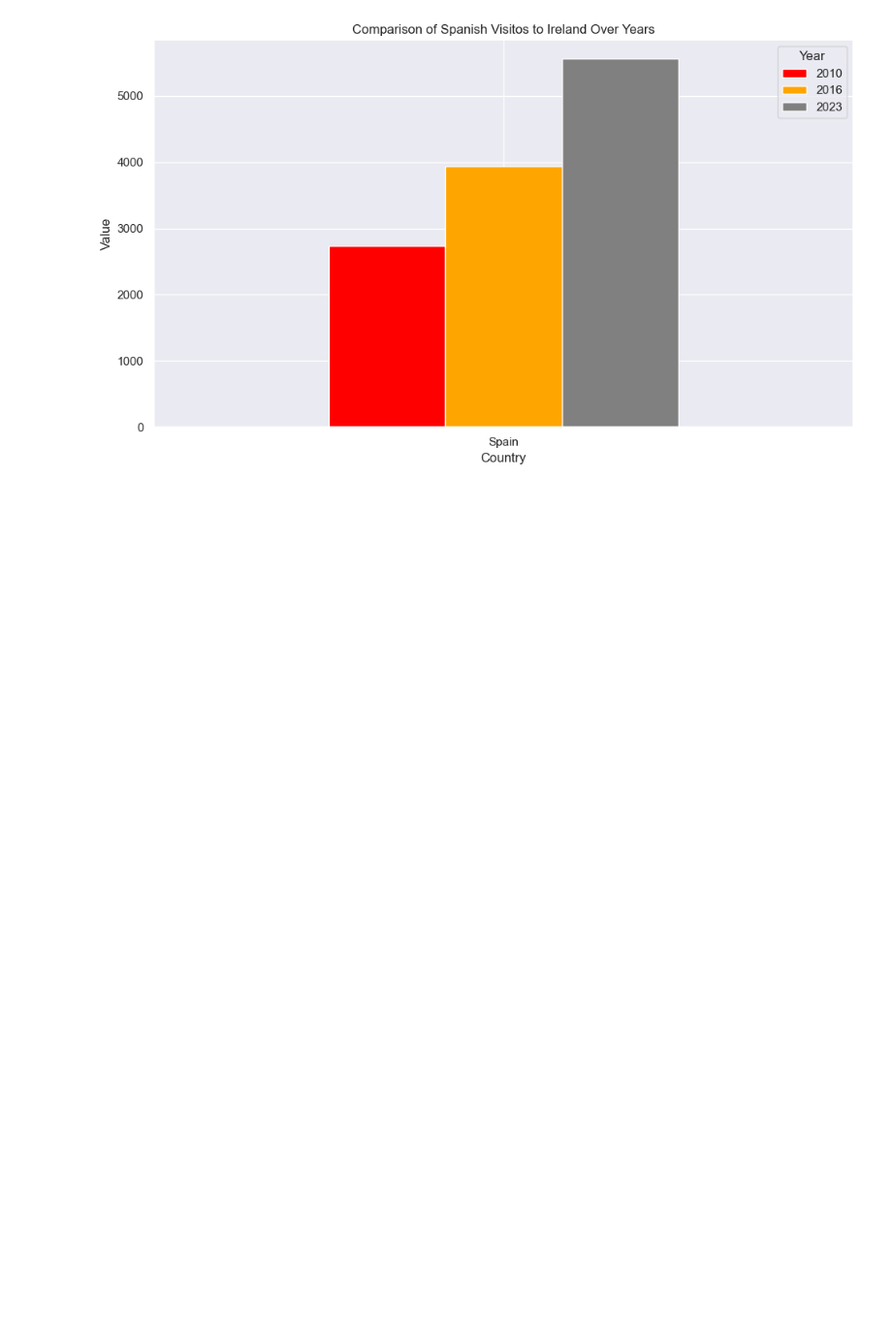
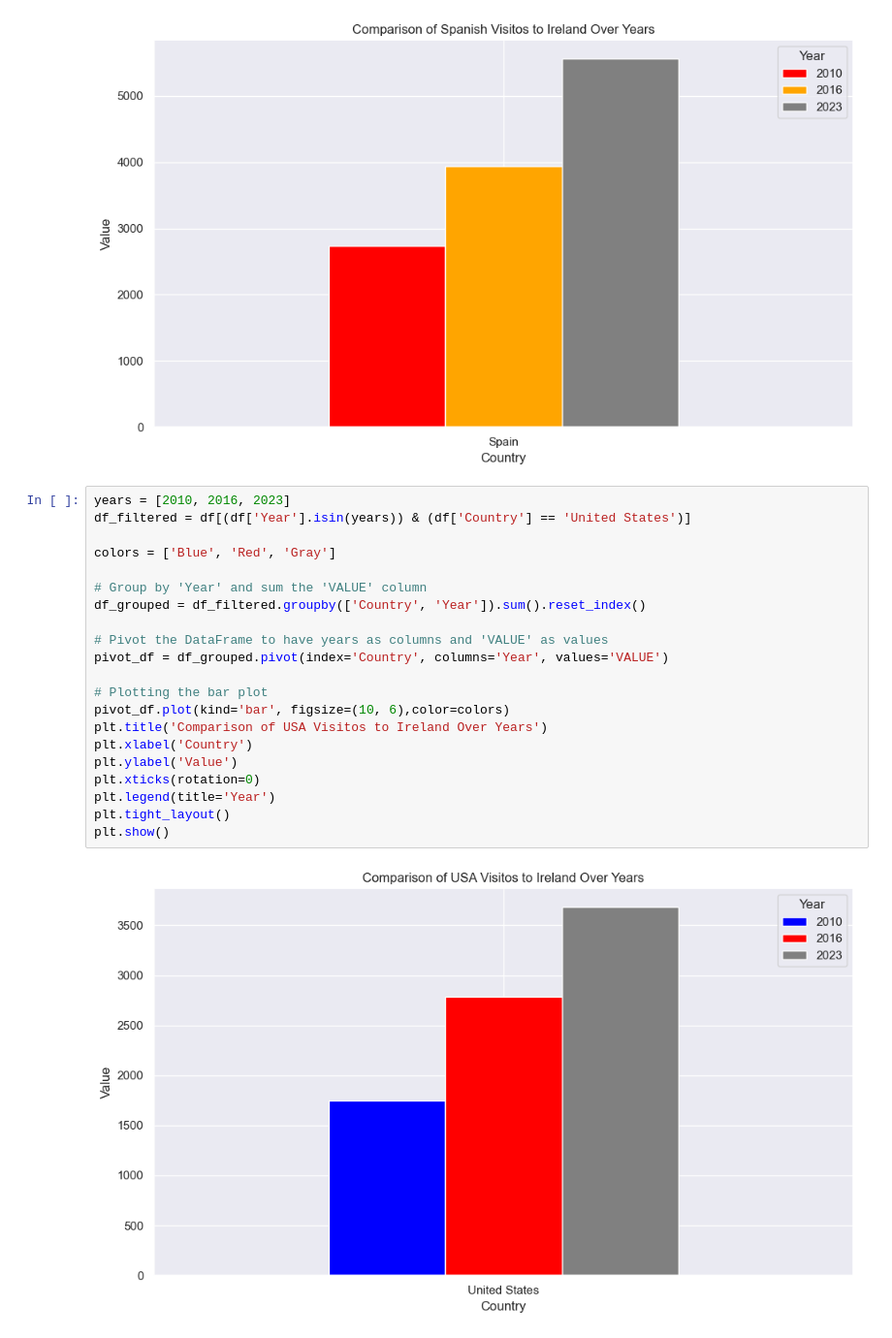
Before and after one commit to CoreyLouiseHughes/CA1_Tourism_CoreyHughes, a Jupyter notebook: Tourism_CA1.ipynb, the cells around one changed output. Shown at 97% size. Drawn from its saved outputs; the diff is of its cells as text; blank space fills up the shorter version.

Commit message:
Added United States Comparison
Comparing USA visitors over the years 2010,2016,2023

```diff
--- a/Tourism_CA1.ipynb
+++ b/Tourism_CA1.ipynb
@@ -420,3 +420,26 @@ plt.tight_layout()
 plt.show()
 # %% [output]
 [figure]
+# %%
+years = [2010, 2016, 2023]
+df_filtered = df[(df['Year'].isin(years)) & (df['Country'] == 'United States')]
+
+colors = ['Blue', 'Red', 'Gray']
+
+# Group by 'Year' and sum the 'VALUE' column
+df_grouped = df_filtered.groupby(['Country', 'Year']).sum().reset_index()
+
+# Pivot the DataFrame to have years as columns and 'VALUE' as values
+pivot_df = df_grouped.pivot(index='Country', columns='Year', values='VALUE')
+
+# Plotting the bar plot
+pivot_df.plot(kind='bar', figsize=(10, 6),color=colors)
+plt.title('Comparison of USA Visitos to Ireland Over Years')
+plt.xlabel('Country')
+plt.ylabel('Value')
+plt.xticks(rotation=0)
+plt.legend(title='Year')
+plt.tight_layout()
+plt.show()
+# %% [output]
+[figure, added]
```
